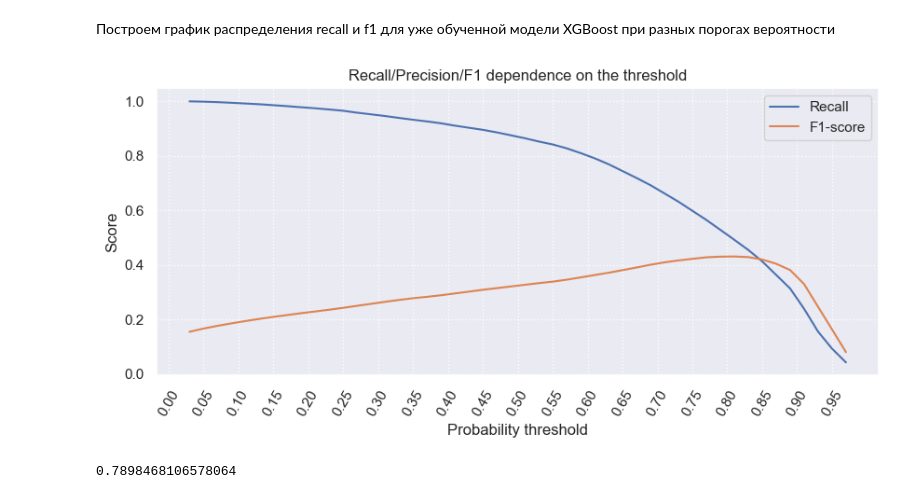
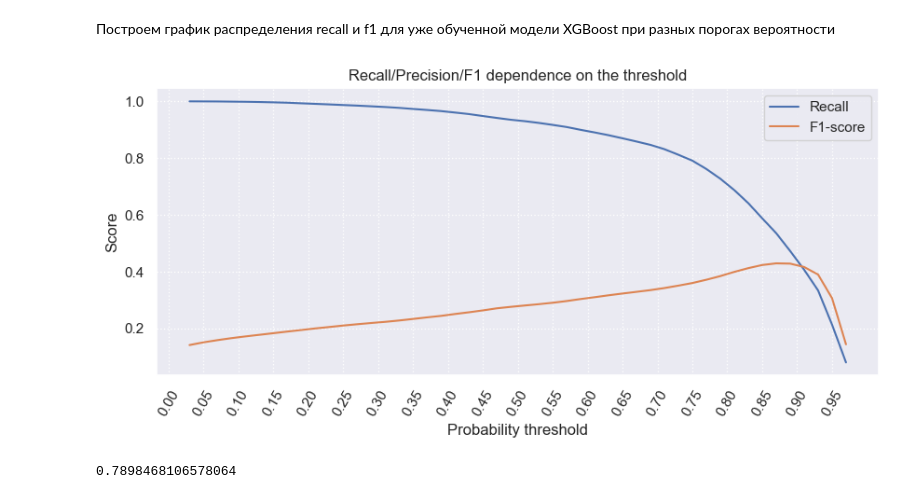
Before and after one commit to romash23/nko_prediction, a Jupyter notebook: predictions.ipynb, the cells around one changed output. Drawn from its saved outputs; the diff is of its cells as text; code cells hidden in the pictures.

```diff
--- a/predictions.ipynb
+++ b/predictions.ipynb
@@ -853,0 +864,10 @@ f1_score:  0.3179
+# %%
+best_model = XGBClassifier(**study_recall.best_params)
+
+best_model.fit(X_train, y_train)
+
+# Делаем предсказания и считаем метрики
+y_pred_train = best_model.predict(X_train)
+y_pred_test = best_model.predict(X_test)
+
+metrics = calculate_metrics(y_pred_train, y_pred_test, y_train, y_test)
@@ -856,34 +888,34 @@ f1_score:  0.3179
 # %% [markdown]
 Построем график распределения recall и f1 для уже обученной модели XGBoost при разных порогах вероятности
 # %%
-y_proba_pred = xg_model.predict_proba(X_train)[:, 1]
+y_proba_pred = best_model.predict_proba(X_train)[:, 1]
 y_proba_pred = pd.Series(y_proba_pred)
 
 recall_scores = []
 f1_scores = []
 
 thresholds = np.arange(0.03, 0.99, 0.02)
 
 for threshold in thresholds:
     y_pred = y_proba_pred.apply(lambda x: 1 if x>threshold else 0)
     recall_scores.append(recall_score(y_train, y_pred))
     f1_scores.append(f1_score(y_train, y_pred))
 
 #Визуализируем метрики при различных threshold
 fig, ax = plt.subplots(figsize=(10, 4))
 ax.plot(thresholds, recall_scores, label='Recall')
 ax.plot(thresholds, f1_scores, label='F1-score')
 
 #Даём названия графику и осям
 ax.set_title('Recall/Precision/F1 dependence on the threshold')
 ax.set_xlabel('Probability threshold')
 ax.set_ylabel('Score')
 ax.set_xticks(np.arange(0, 1, 0.05))
 ax.xaxis.set_tick_params(rotation=60)
 ax.grid(linestyle=':')
 ax.legend();
 # %% [output]
-[figure, old version]
+[figure, new version]
 # %%
 from sklearn.metrics import precision_recall_curve
 
```
Also changed, not shown: parts of 5 cells of this notebook, 3 other files.
